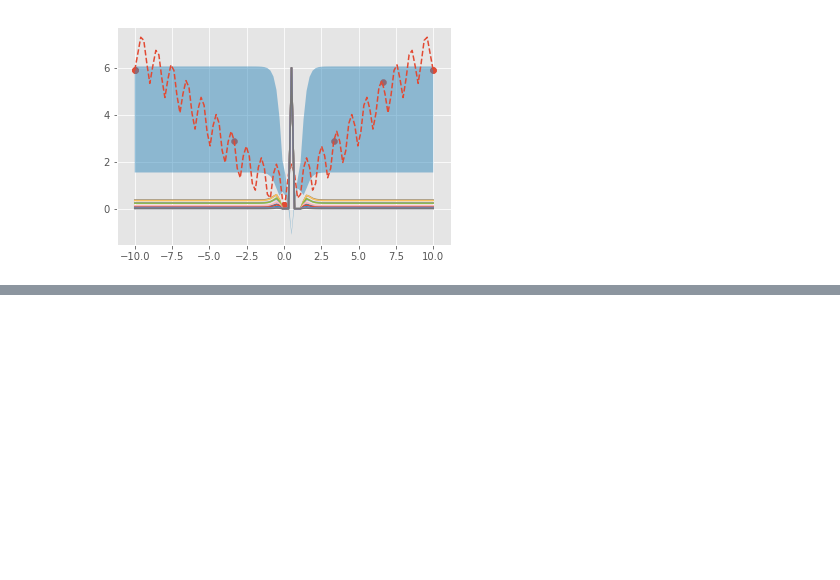
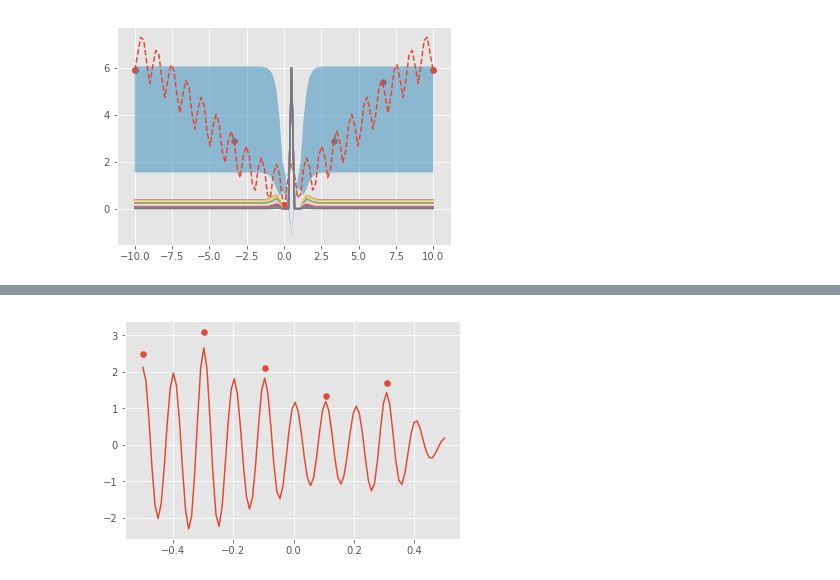
Before and after one commit to Joshuaalbert/bayes_tec, a Jupyter notebook: notebooks/devel/bayes_hpopt.ipynb, the cells around one changed output, grey strips where cells are left out. Drawn from its saved outputs; the diff is of its cells as text; code cells hidden in the pictures; blank space fills up the shorter version.

```diff
--- a/notebooks/devel/bayes_hpopt.ipynb
+++ b/notebooks/devel/bayes_hpopt.ipynb
@@ -312,0 +409,6 @@ ei.data
+# %%
+with gp.defer_build():
+    m = gp.models.GPR(tec_array[::20,None], chi2[::20,None],gp.kernels.Cosine(1,variance=0.5,lengthscales=0.1/np.pi/2.)*gp.kernels.Matern32(1,lengthscales=0.1))
+    m.likelihood.variance = 0.1
+    m.compile()
+ystar,varstar = m.predict_y(tec_array[:,None])
@@ -312,0 +417,6 @@ ei.data
+# %%
+plt.scatter(tec_array[::20], chi2[::20])
+plt.plot(tec_array,ystar[:,0])
+plt.show()
+# %% [output]
+[figure, added]
```
Also changed, not shown: parts of 5 cells of this notebook, 5 other files.
